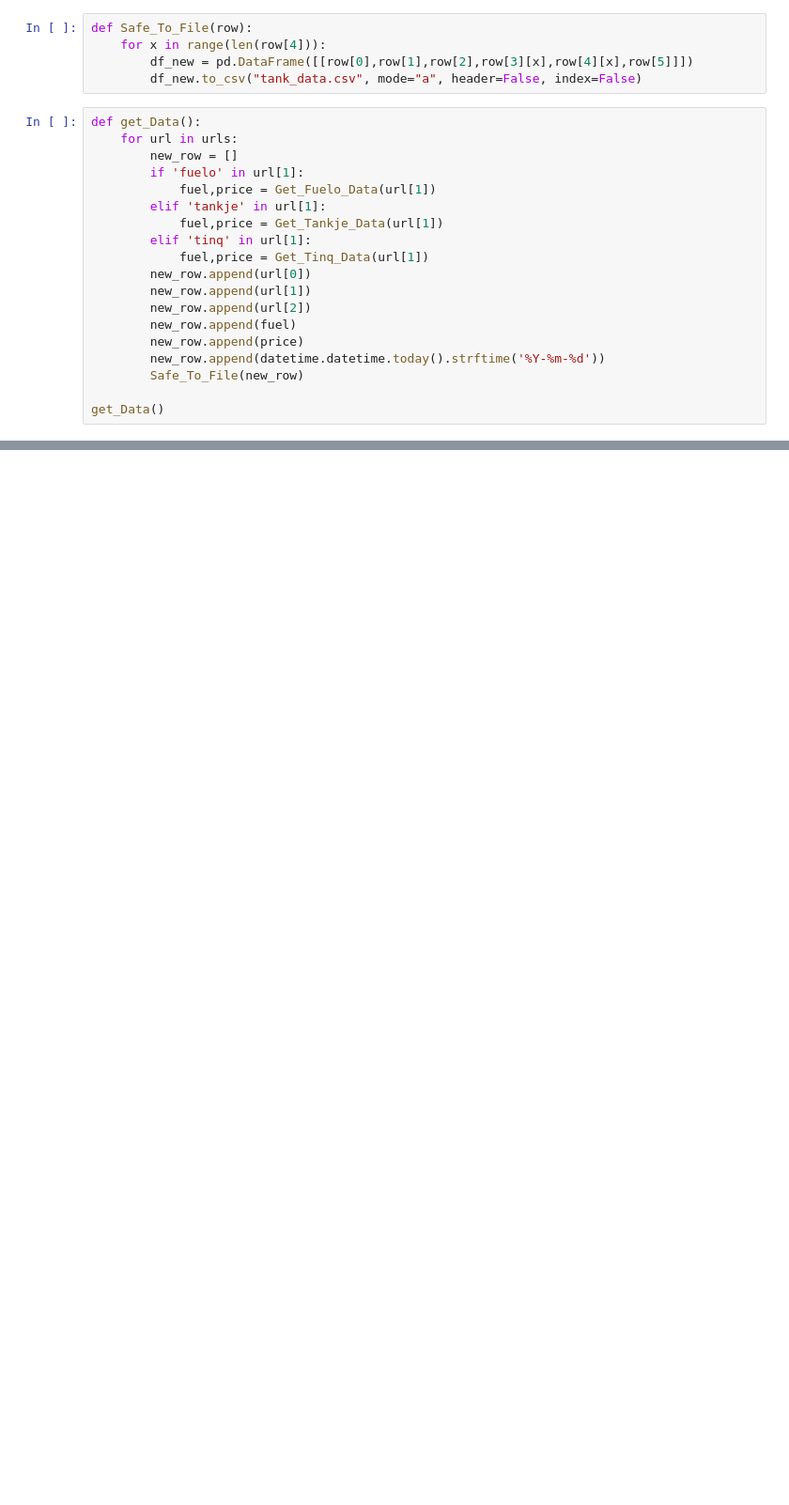
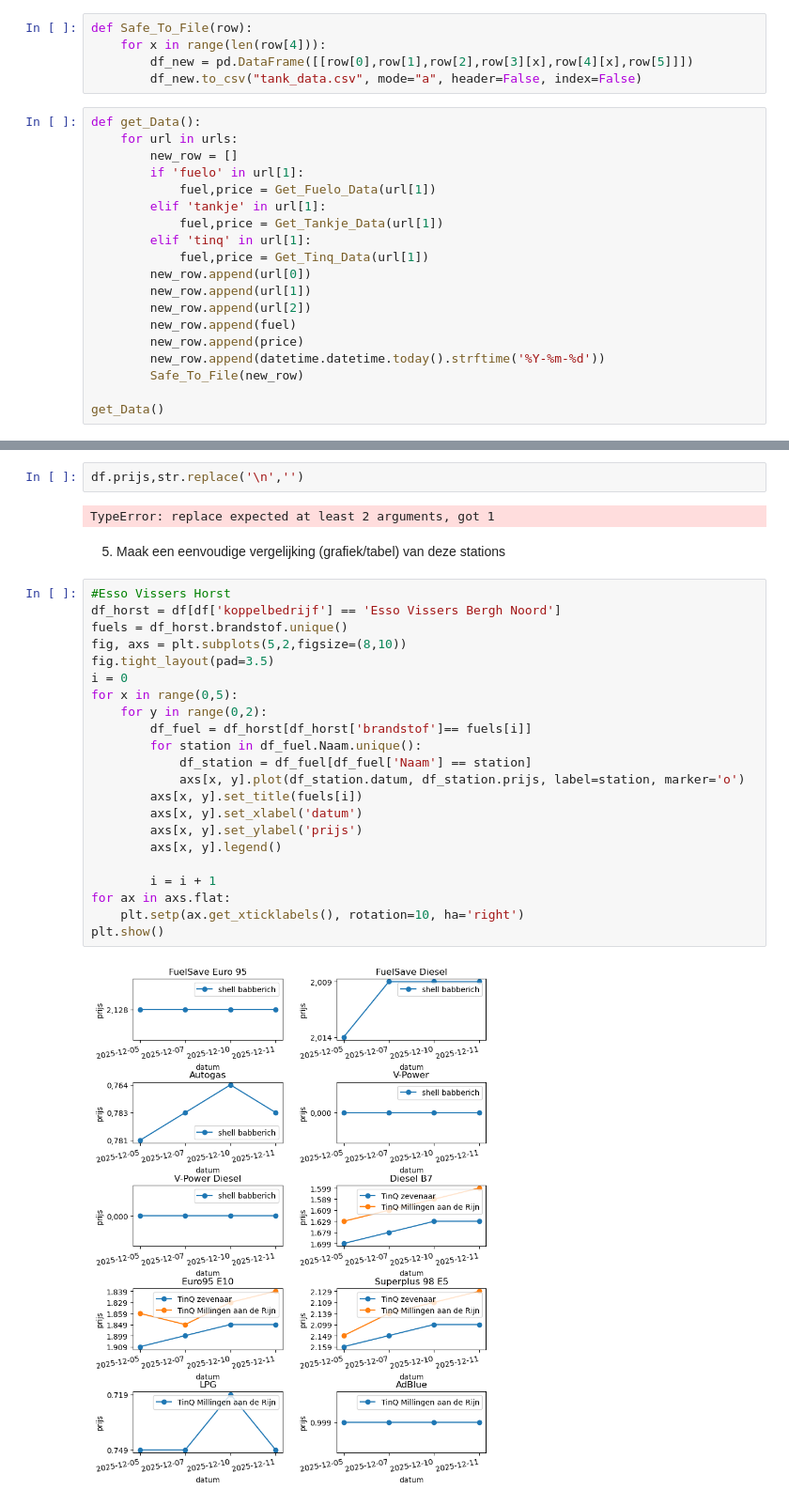
Before and after one commit to Renzo128/VissersEnergy, a Jupyter notebook: main.ipynb, the cells around one changed output, grey strips where cells are left out. Shown at 94% size. Saved outputs shown, nothing was run; the diff lists cells and outputs as text; blank space fills up the shorter version.

Commit message:
plots gemaakt en data van 11-12 gegenereerd

```diff
--- a/main.ipynb
+++ b/main.ipynb
@@ -177,0 +218,30 @@ df
+# %%
+df.prijs,str.replace('\n','')
+# %% [output]
+TypeError: replace expected at least 2 arguments, got 1
+# %% [markdown]
+5. Maak een eenvoudige vergelijking (grafiek/tabel) van deze stations
+# %%
+#Esso Vissers Horst
+df_horst = df[df['koppelbedrijf'] == 'Esso Vissers Bergh Noord']
+fuels = df_horst.brandstof.unique()
+fig, axs = plt.subplots(5,2,figsize=(8,10))
+fig.tight_layout(pad=3.5)
+i = 0
+for x in range(0,5):
+    for y in range(0,2):
+        df_fuel = df_horst[df_horst['brandstof']== fuels[i]]
+        for station in df_fuel.Naam.unique():
+            df_station = df_fuel[df_fuel['Naam'] == station]
+            axs[x, y].plot(df_station.datum, df_station.prijs, label=station, marker='o')
+        axs[x, y].set_title(fuels[i])
+        axs[x, y].set_xlabel('datum')
+        axs[x, y].set_ylabel('prijs')
+        axs[x, y].legend()
+
+        i = i + 1
+for ax in axs.flat:
+    plt.setp(ax.get_xticklabels(), rotation=10, ha='right')
+plt.show()
+# %% [output]
+[figure, added]
```
Also changed, not shown: parts of 11 cells of this notebook, 1 other file.
